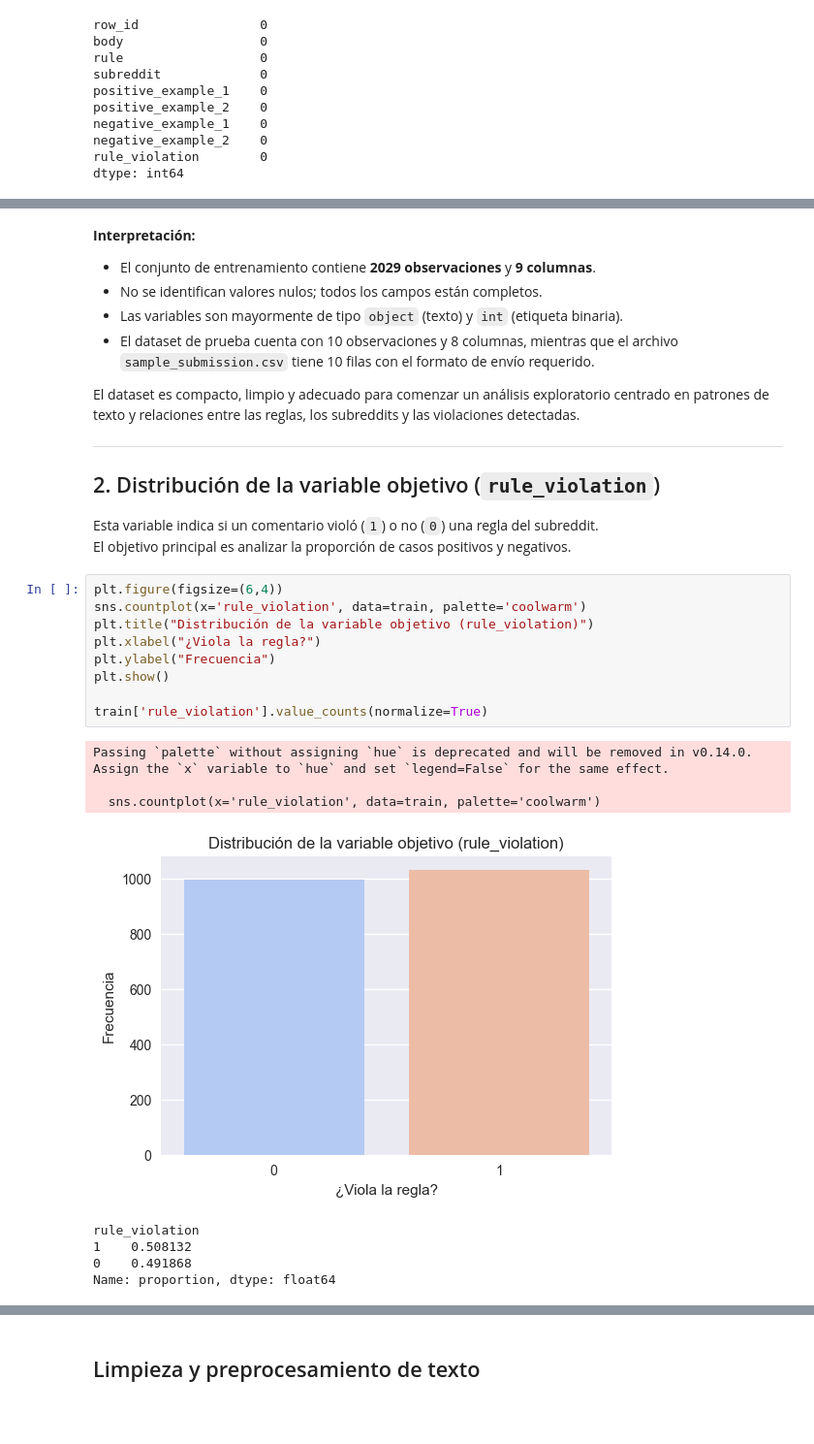
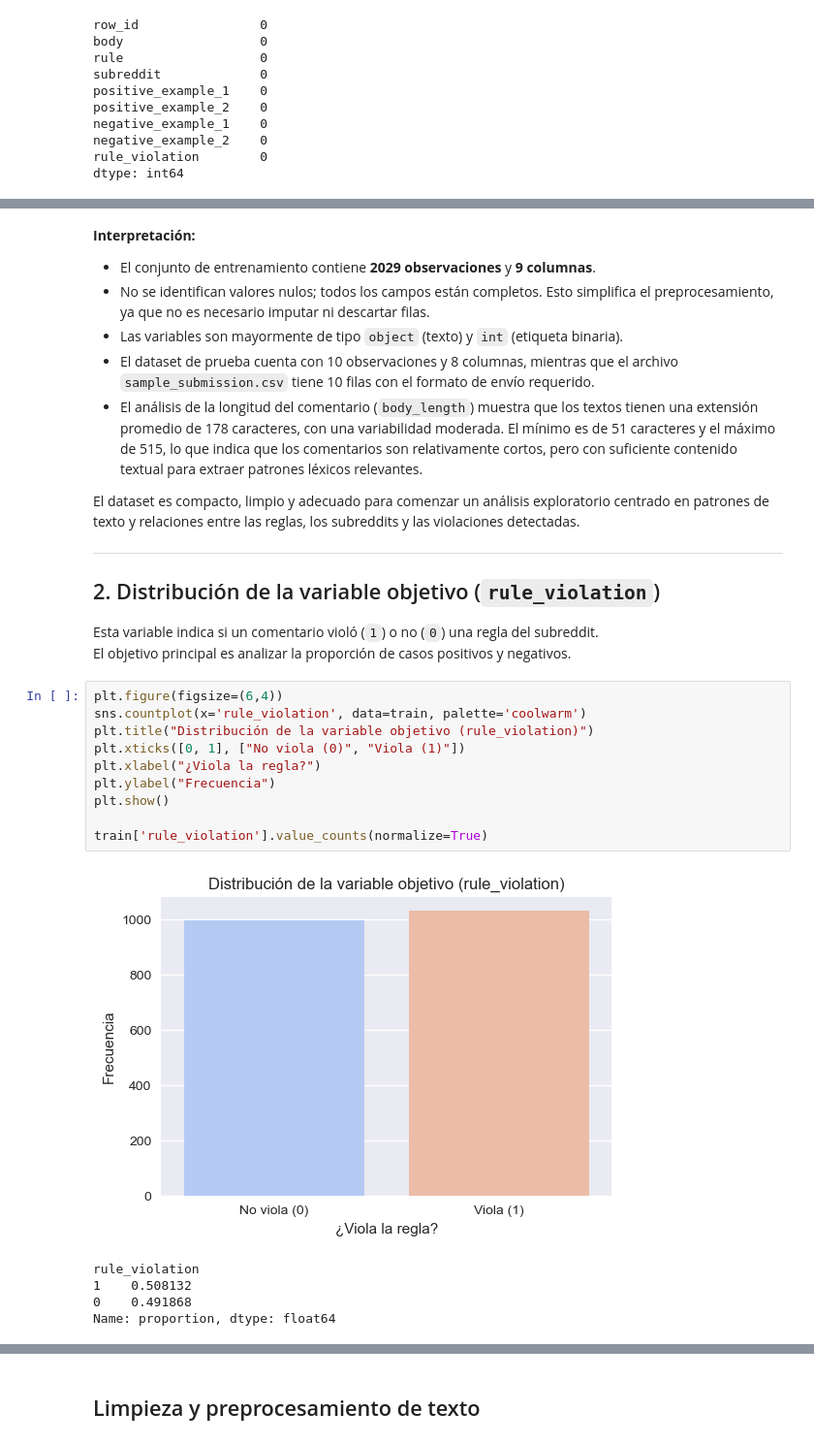
Before and after one commit to Sofiamishel2003/Jigsaw_Agile_Community_Rules_Classification, a Jupyter notebook: analisis_exploratorio.ipynb, the cells around one changed output, grey strips where cells are left out. Shown at 97% size. Drawn from its saved outputs; the diff is of its cells as text; blank space fills up the shorter version.

Commit message:
chore: complementar análisis exploratorio y añadir más insights útiles

```diff
--- a/analisis_exploratorio.ipynb
+++ b/analisis_exploratorio.ipynb
@@ -101,9 +130,10 @@ dtype: int64
 # %% [markdown]
 **Interpretación:**
 - El conjunto de entrenamiento contiene **2029 observaciones** y **9 columnas**.
-- No se identifican valores nulos; todos los campos están completos.
+- No se identifican valores nulos; todos los campos están completos. Esto simplifica el preprocesamiento, ya que no es necesario imputar ni descartar filas.
 - Las variables son mayormente de tipo `object` (texto) y `int` (etiqueta binaria).
 - El dataset de prueba cuenta con 10 observaciones y 8 columnas, mientras que el archivo `sample_submission.csv` tiene 10 filas con el formato de envío requerido.
+- El análisis de la longitud del comentario (`body_length`) muestra que los textos tienen una extensión promedio de 178 caracteres, con una variabilidad moderada. El mínimo es de 51 caracteres y el máximo de 515, lo que indica que los comentarios son relativamente cortos, pero con suficiente contenido textual para extraer patrones léxicos relevantes.
 
 El dataset es compacto, limpio y adecuado para comenzar un análisis exploratorio centrado en patrones de texto y relaciones entre las reglas, los subreddits y las violaciones detectadas.
 
@@ -115,21 +145,19 @@ El objetivo principal es analizar la proporción de casos positivos y negativos.
 # %%
 plt.figure(figsize=(6,4))
 sns.countplot(x='rule_violation', data=train, palette='coolwarm')
 plt.title("Distribución de la variable objetivo (rule_violation)")
+plt.xticks([0, 1], ["No viola (0)", "Viola (1)"])
 plt.xlabel("¿Viola la regla?")
 plt.ylabel("Frecuencia")
 plt.show()
 
 train['rule_violation'].value_counts(normalize=True)
 # %% [output]
+[figure, new version]
-Passing `palette` without assigning `hue` is deprecated and will be removed in v0.14.0. Assign the `x` variable to `hue` and set `legend=False` for the same effect.
-
-  sns.countplot(x='rule_violation', data=train, palette='coolwarm')
+rule_violation
+1    0.508132
+0    0.491868
+Name: proportion, dtype: float64
-[figure, old version]
-rule_violation
-1    0.508132
-0    0.491868
-Name: proportion, dtype: float64
 # %% [markdown]
 - La proporción es **casi balanceada**: aproximadamente 50.8% violan una regla y 49.1% no lo hacen.
 - Esto es positivo para el modelado posterior, ya que evita sesgos hacia una sola clase.
```
Also changed, not shown: parts of 21 cells of this notebook.
